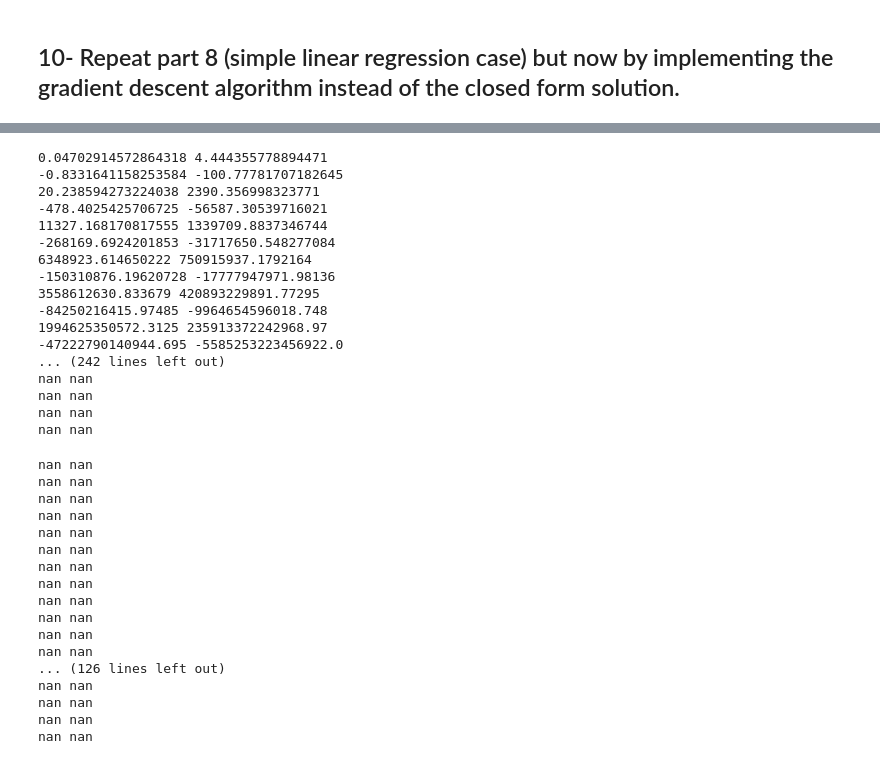
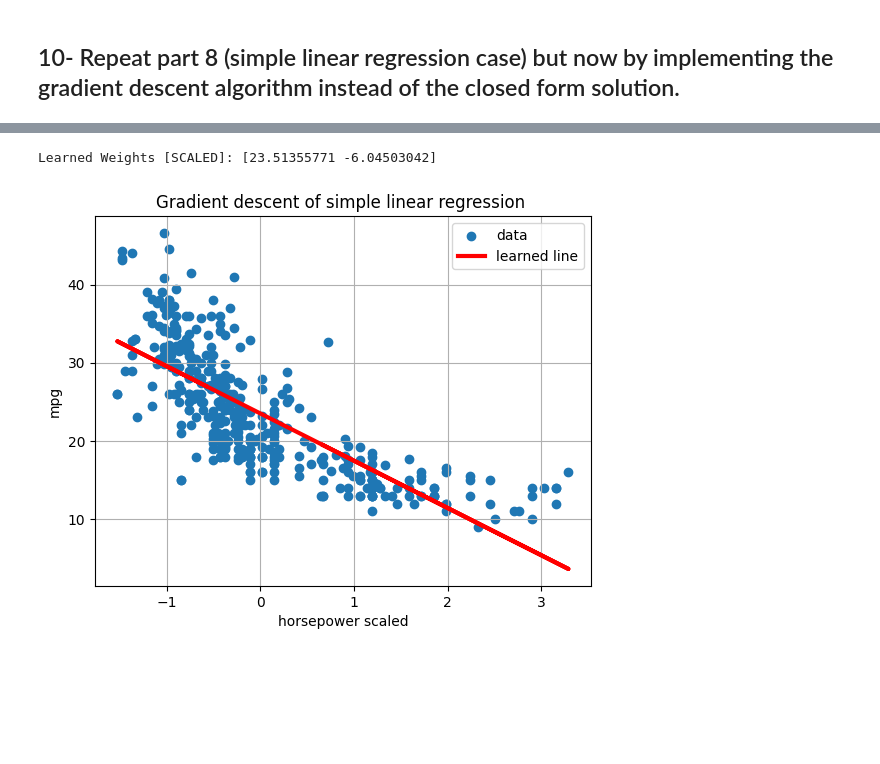
Before and after one commit to faris771/ML_Assignment1, a Jupyter notebook: main.ipynb, the cells around one changed output, grey strips where cells are left out. Cells and saved outputs as stored; diff of their text form; code cells hidden in the pictures; blank space fills up the shorter version.

```diff
--- a/main.ipynb
+++ b/main.ipynb
@@ -292,39 +237,37 @@ def descend_gradient(w0, w1, x, y, learning_rate):
-# %%
-for epoch in range(400):
-    w0, w1 = descend_gradient(w0, w1, x, y, learning_rate)
-    print(w0, w1)
-# %% [output]
-0.04702914572864318 4.444355778894471
--0.8331641158253584 -100.77781707182645
-20.238594273224038 2390.356998323771
--478.4025425706725 -56587.30539716021
-11327.168170817555 1339709.8837346744
--268169.6924201853 -31717650.548277084
-6348923.614650222 750915937.1792164
--150310876.19620728 -17777947971.98136
-3558612630.833679 420893229891.77295
--84250216415.97485 -9964654596018.748
-1994625350572.3125 235913372242968.97
--47222790140944.695 -5585253223456922.0
-... (242 lines left out)
-nan nan
-nan nan
-nan nan
-nan nan
-nan nan
-nan nan
-nan nan
-nan nan
-nan nan
-nan nan
-nan nan
-nan nan
-nan nan
-nan nan
-nan nan
-nan nan
-... (126 lines left out)
-nan nan
-nan nan
-nan nan
-nan nan
+# %%
+# Feature scaling otherwise we will get overflow error and values [nan,nan]
+df_cleaned['horsepower'] = (df_cleaned['horsepower'] - df_cleaned['horsepower'].mean()) / df_cleaned['horsepower'].std() # standardization
+# df_cleaned['mpg'] = (df_cleaned['mpg'] - df_cleaned['mpg'].mean()) / df_cleaned['mpg'].std() [can also be standarized]
+
+df_cleaned['x0'] = 1 # intercept
+
+X = df_cleaned[['x0', 'horsepower']].values
+y = df_cleaned['mpg'].values
+
+w = np.zeros(X.shape[1]) #weights initialization with zeros
+
+learning_rate = 0.01
+epochs = 1000
+
+for i in range(epochs): # gradient descent function
+
+    predictions = np.dot(X, w)
+    errors = predictions - y
+    gradient = np.dot(X.T, errors) / len(y)    # Update weights
+
+    w -= learning_rate * gradient
+
+print("Learned Weights [SCALED]:", w)
+# %% [output]
+Learned Weights [SCALED]: [23.51355771 -6.04503042]
+# %%
+plt.scatter(df_cleaned['horsepower'], df_cleaned['mpg'])
+plt.plot(df_cleaned['horsepower'], np.dot(X, w), color='red', linewidth=3)
+plt.xlabel('horsepower scaled')
+plt.ylabel('mpg')
+plt.grid()
+plt.legend(['data', 'learned line'])
+plt.title('Gradient descent of simple linear regression ')
+plt.show()
+# %% [output]
+[figure, added]
```
Also changed, not shown: parts of 13 cells of this notebook.
